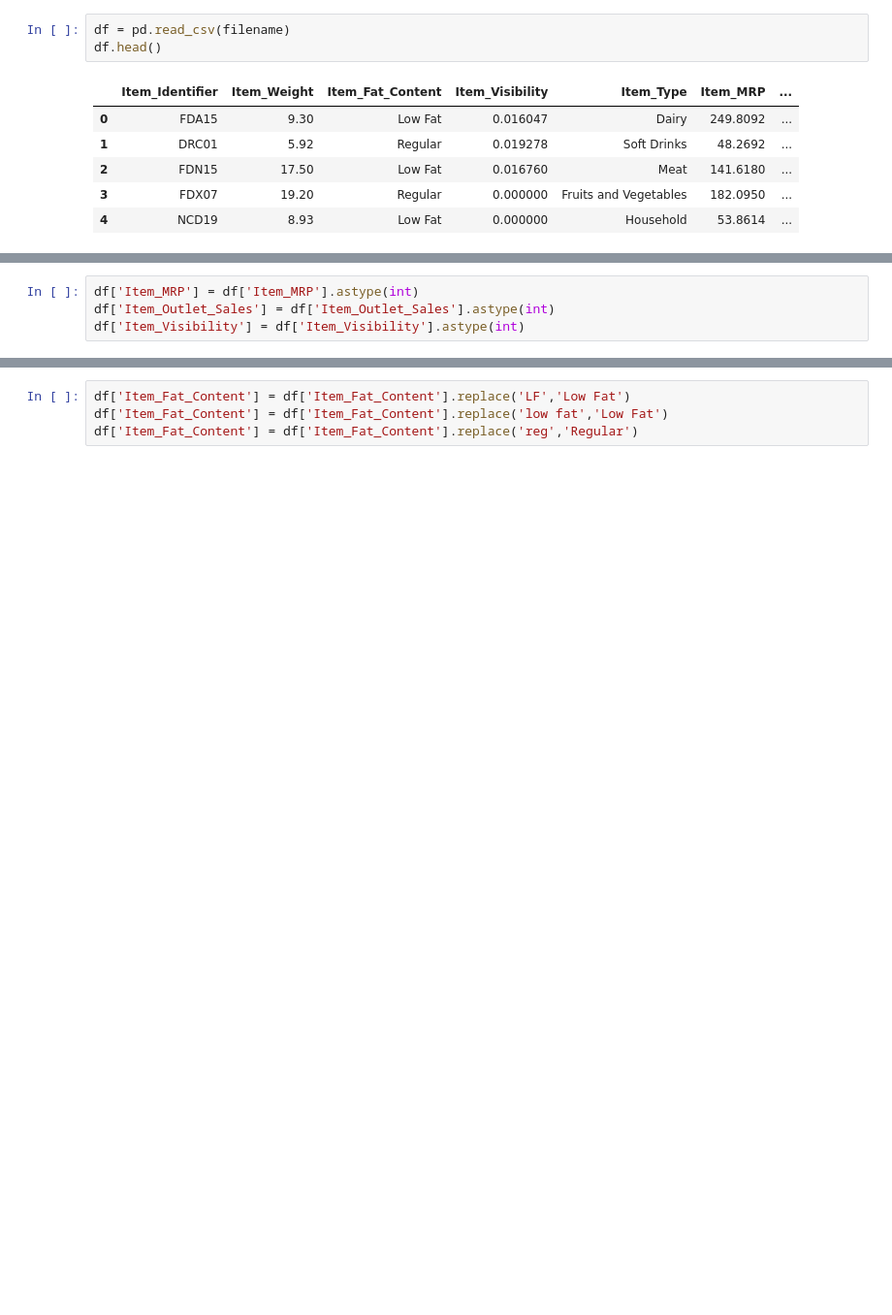
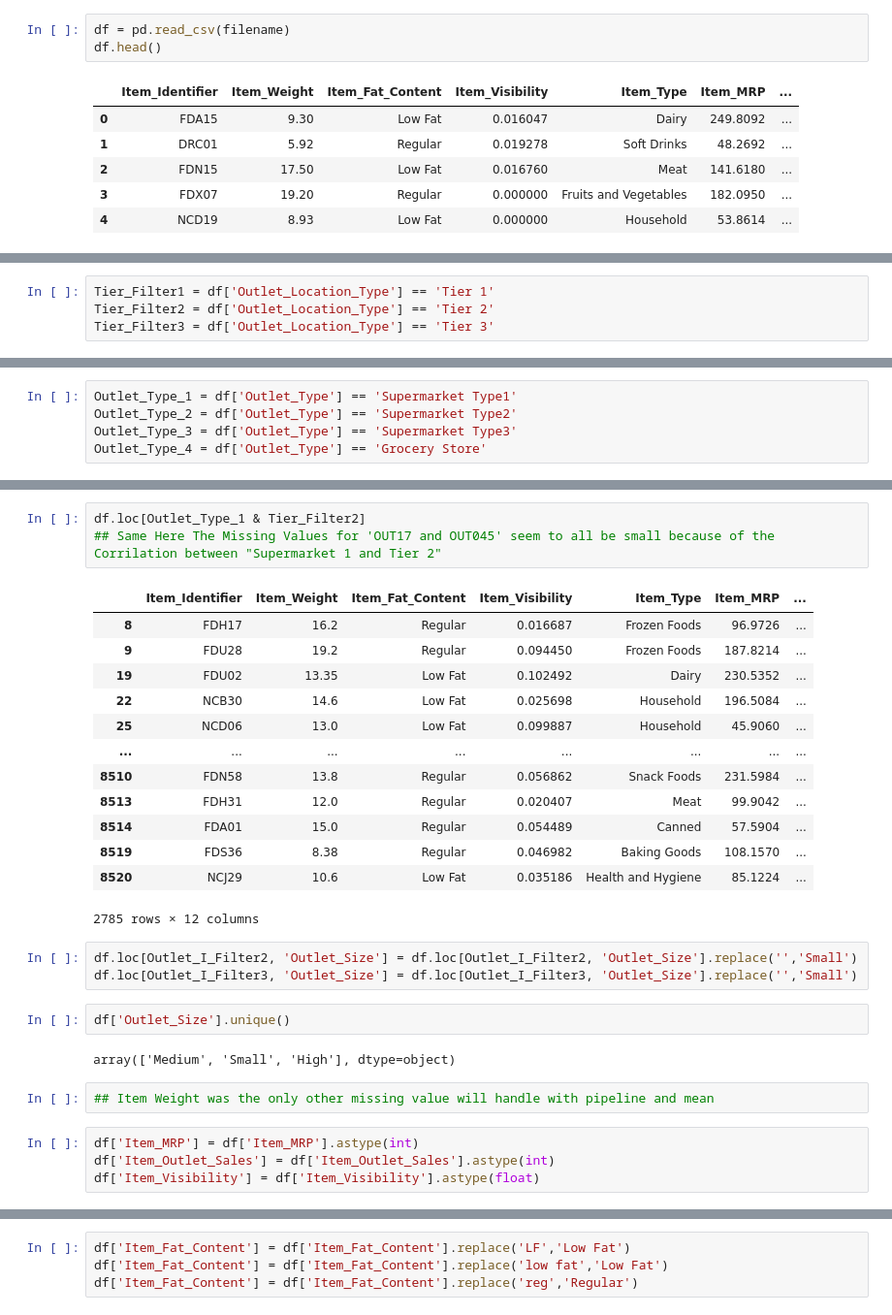
Before and after one commit to edfakie2/Sales-Predictions, a Jupyter notebook: Copy_of_Sales_Predictions.ipynb, the cells around one changed output, grey strips where cells are left out. Shown at 97% size. Drawn from its saved outputs; the diff is of its cells as text; blank space fills up the shorter version.

```diff
--- a/Copy_of_Sales_Predictions.ipynb
+++ b/Copy_of_Sales_Predictions.ipynb
@@ -86,0 +91,4 @@ dtype: int64
+# %%
+Tier_Filter1 = df['Outlet_Location_Type'] == 'Tier 1'
+Tier_Filter2 = df['Outlet_Location_Type'] == 'Tier 2'
+Tier_Filter3 = df['Outlet_Location_Type'] == 'Tier 3'
@@ -86,0 +100,5 @@ dtype: int64
+# %%
+Outlet_Type_1 = df['Outlet_Type'] == 'Supermarket Type1'
+Outlet_Type_2 = df['Outlet_Type'] == 'Supermarket Type2'
+Outlet_Type_3 = df['Outlet_Type'] == 'Supermarket Type3'
+Outlet_Type_4 = df['Outlet_Type'] == 'Grocery Store'
@@ -87,5 +124,31 @@ dtype: int64
+# %%
+df.loc[Outlet_Type_1 & Tier_Filter2]
+## Same Here The Missing Values for 'OUT17 and OUT045' seem to all be small because of the Corrilation between "Supermarket 1 and Tier 2"
+# %% [output]
+|  | Item_Identifier | Item_Weight | Item_Fat_Content | Item_Visibility | Item_Type | Item_MRP | ... |
+| 8 | FDH17 | 16.2 | Regular | 0.016687 | Frozen Foods | 96.9726 | ... |
+| 9 | FDU28 | 19.2 | Regular | 0.094450 | Frozen Foods | 187.8214 | ... |
+| 19 | FDU02 | 13.35 | Low Fat | 0.102492 | Dairy | 230.5352 | ... |
+| 22 | NCB30 | 14.6 | Low Fat | 0.025698 | Household | 196.5084 | ... |
+| 25 | NCD06 | 13.0 | Low Fat | 0.099887 | Household | 45.9060 | ... |
+| ... | ... | ... | ... | ... | ... | ... | ... |
+| 8510 | FDN58 | 13.8 | Regular | 0.056862 | Snack Foods | 231.5984 | ... |
+| 8513 | FDH31 | 12.0 | Regular | 0.020407 | Meat | 99.9042 | ... |
+| 8514 | FDA01 | 15.0 | Regular | 0.054489 | Canned | 57.5904 | ... |
+| 8519 | FDS36 | 8.38 | Regular | 0.046982 | Baking Goods | 108.1570 | ... |
+| 8520 | NCJ29 | 10.6 | Low Fat | 0.035186 | Health and Hygiene | 85.1224 | ... |
+2785 rows × 12 columns
+# %%
+df.loc[Outlet_I_Filter2, 'Outlet_Size'] = df.loc[Outlet_I_Filter2, 'Outlet_Size'].replace('','Small')
+df.loc[Outlet_I_Filter3, 'Outlet_Size'] = df.loc[Outlet_I_Filter3, 'Outlet_Size'].replace('','Small')
+# %%
+df['Outlet_Size'].unique()
+# %% [output]
+array(['Medium', 'Small', 'High'], dtype=object)
+# %%
+## Item Weight was the only other missing value will handle with pipeline and mean
 # %%
 df['Item_MRP'] = df['Item_MRP'].astype(int)
 df['Item_Outlet_Sales'] = df['Item_Outlet_Sales'].astype(int)
-df['Item_Visibility'] = df['Item_Visibility'].astype(int)
+df['Item_Visibility'] = df['Item_Visibility'].astype(float)
 # %%
```
Also changed, not shown: parts of 49 cells of this notebook.
